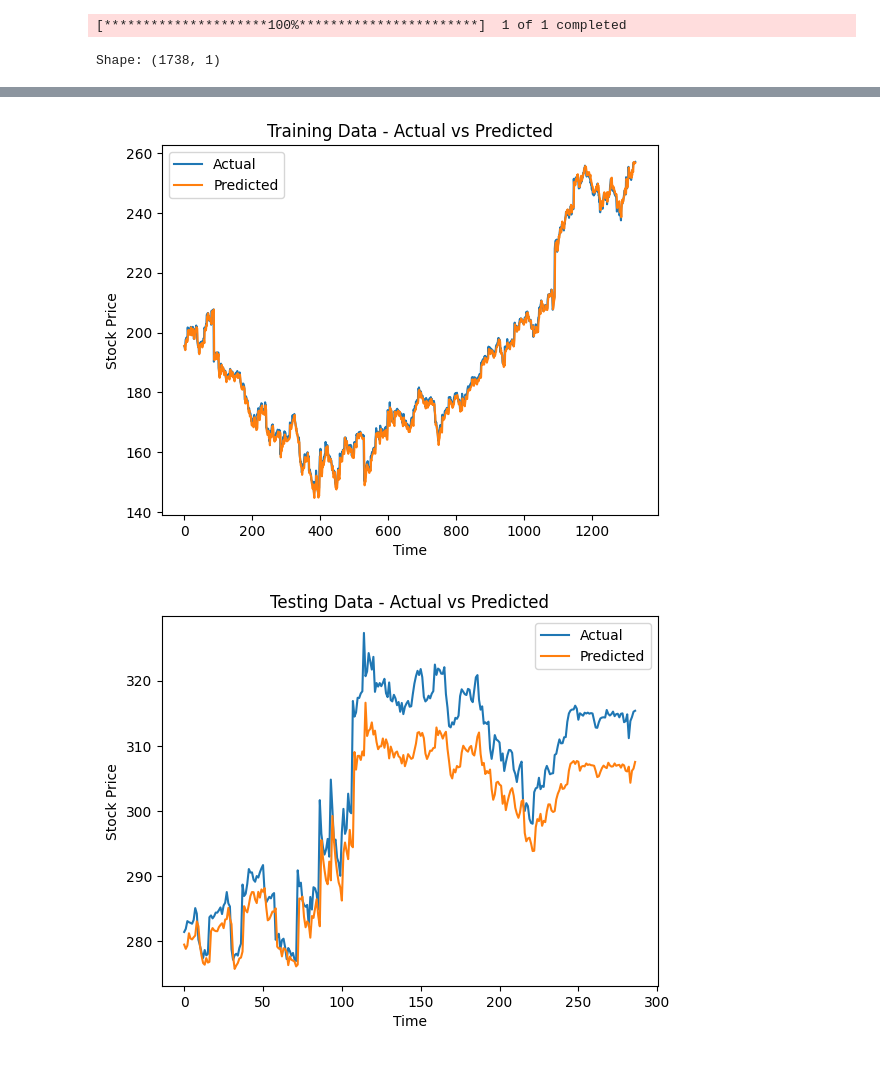
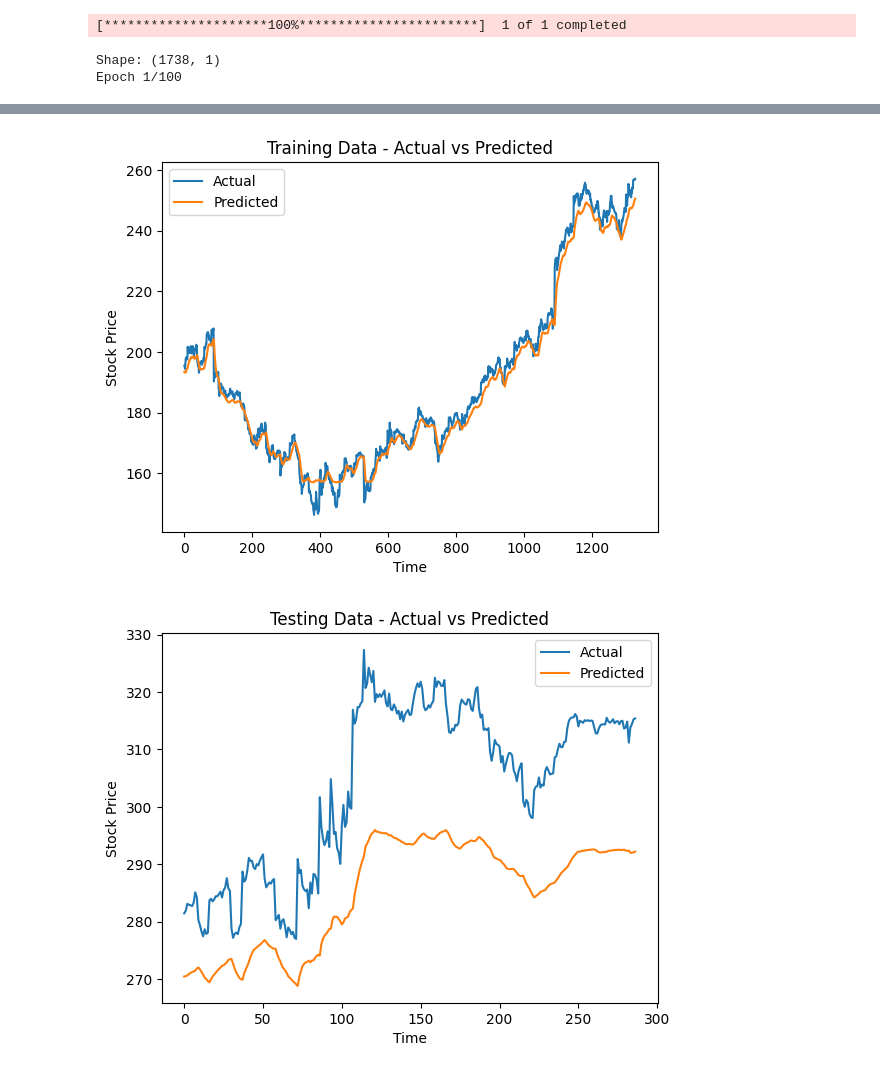
Before and after one commit to Borys35/StocksPrediction, a Jupyter notebook: stocks.ipynb, the cells around one changed output, grey strips where cells are left out. Drawn from its saved outputs; the diff is of its cells as text; code cells hidden in the pictures.

```diff
--- a/stocks.ipynb
+++ b/stocks.ipynb
@@ -3,21 +3,23 @@ import yfinance as yf
 import numpy as np
 from sklearn.preprocessing import MinMaxScaler
 from tensorflow.keras.models import Sequential
-from tensorflow.keras.layers import SimpleRNN, Dense
+from tensorflow.keras.layers import SimpleRNN, Dense, LSTM, Dropout, GRU
+from tensorflow.keras.callbacks import EarlyStopping, ReduceLROnPlateau
+from tensorflow.keras.optimizers import SGD
 
 # Download historical stock data (e.g., Apple)
-data = yf.download("GOOG", period='1y', interval='1h')
+data = yf.download("GOOG", period='1y', interval='1h', auto_adjust=True)
 data = data[["Close"]]  # Use only closing price
 
 # Normalize data
 scaler = MinMaxScaler()
 data["Close"] = scaler.fit_transform(np.array(data["Close"]).reshape(-1, 1))
 
-print("Shape:", data.shape)
-
 # Split data into training and testing sets
 train_size = int(len(data) * 0.8)
 train_data, test_data = data[:train_size], data[train_size:]
+
+print("Shape:", data.shape)
 
 # Create dataset with lookback period (e.g., 60 days)
 def create_dataset(dataset, look_back=60):
@@ -39,15 +41,26 @@ X_test = np.reshape(X_test, (X_test.shape[0], X_test.shape[1], 1))
 
 # Create RNN model
 model = Sequential()
-model.add(SimpleRNN(units=50, return_sequences=True, input_shape=(X_train.shape[1], 1)))
-model.add(SimpleRNN(units=50))
+model.add(LSTM(units=32, return_sequences=False, input_shape=(X_train.shape[1], 1)))
+model.add(Dropout(0.2))
+model.add(Dense(8, activation='relu'))
 model.add(Dense(1))
 
 # Compile model
-model.compile(loss='mean_squared_error', optimizer='adam')
+optimizer = SGD(learning_rate=0.01, momentum=0.9)
+model.compile(loss='mean_squared_error', optimizer=optimizer)
 
+# Early stopping
+early_stop = EarlyStopping(monitor='val_loss', min_delta=0.001, restore_best_weights=True, verbose=1)
+lr_scheduler = ReduceLROnPlateau(monitor='val_loss', factor=0.5, patience=3, min_lr=0.0001, verbose=1)
 # Train model
-model.fit(X_train, Y_train, epochs=100, batch_size=32, validation_split=0.1, verbose=1)
+history = model.fit(X_train,
+          Y_train,
+          epochs=100,
+          batch_size=32,
+          callbacks=[early_stop, lr_scheduler],
+          validation_data=(X_test, Y_test),
+          verbose=1)
 
 # Make predictions
 train_predict = model.predict(X_train)
@@ -98,3 +111,4 @@ plt.show()
 # %% [output]
 [*********************100%***********************]  1 of 1 completed
 Shape: (1738, 1)
+Epoch 1/100
@@ -118,2 +132,2 @@ Test MAE: 6.008
-[figure, old version]
+[figure, new version]
-[figure, old version]
+[figure, new version]
```
Also changed, not shown: parts of 3 cells of this notebook.
